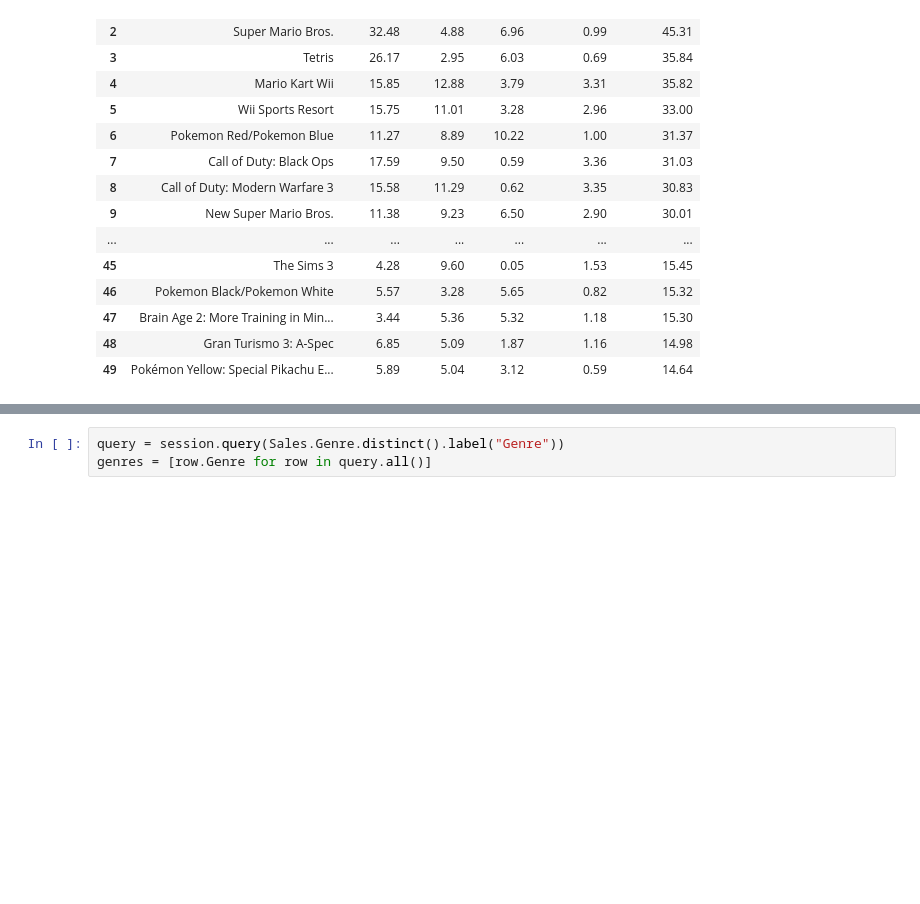
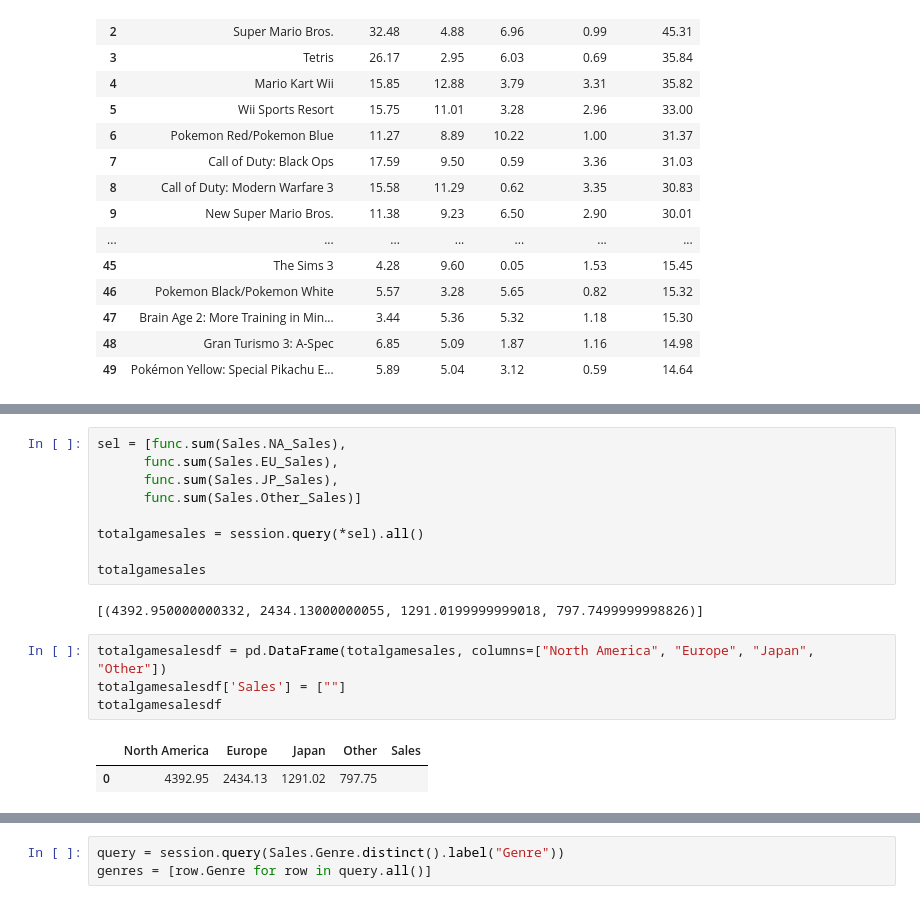
Before and after one commit to bacanije/Project-3---Data-Visualization, a Jupyter notebook: JupyterNotebooks/SL_VideoGameSalesFigures.ipynb, the cells around one changed output, grey strips where cells are left out. Cells and saved outputs as stored; diff of their text form; blank space fills up the shorter version.

```diff
--- a/JupyterNotebooks/SL_VideoGameSalesFigures.ipynb
+++ b/JupyterNotebooks/SL_VideoGameSalesFigures.ipynb
@@ -98,3 +98,21 @@ fig.show()
 # %% [output]
 [interactive output not drawn]
 [interactive output not drawn]
+# %%
+sel = [func.sum(Sales.NA_Sales),
+      func.sum(Sales.EU_Sales),
+      func.sum(Sales.JP_Sales),
+      func.sum(Sales.Other_Sales)]
+
+totalgamesales = session.query(*sel).all()
+
+totalgamesales
+# %% [output]
+[(4392.950000000332, 2434.13000000055, 1291.0199999999018, 797.7499999998826)]
+# %%
+totalgamesalesdf = pd.DataFrame(totalgamesales, columns=["North America", "Europe", "Japan", "Other"])
+totalgamesalesdf['Sales'] = [""]
+totalgamesalesdf
+# %% [output]
+|  | North America | Europe | Japan | Other | Sales |
+| 0 | 4392.95 | 2434.13 | 1291.02 | 797.75 |  |
```
Also changed, not shown: parts of 7 cells of this notebook, 4 other files.
